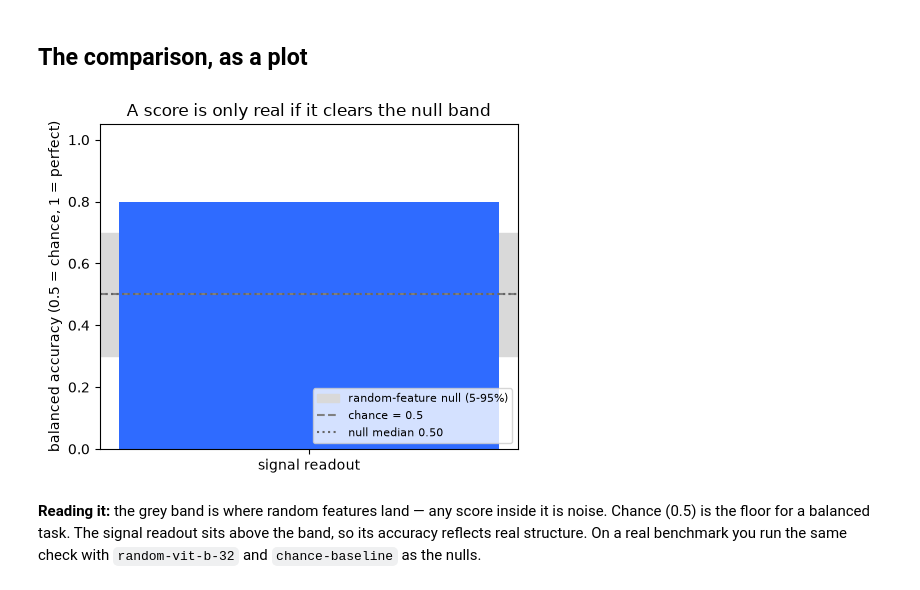
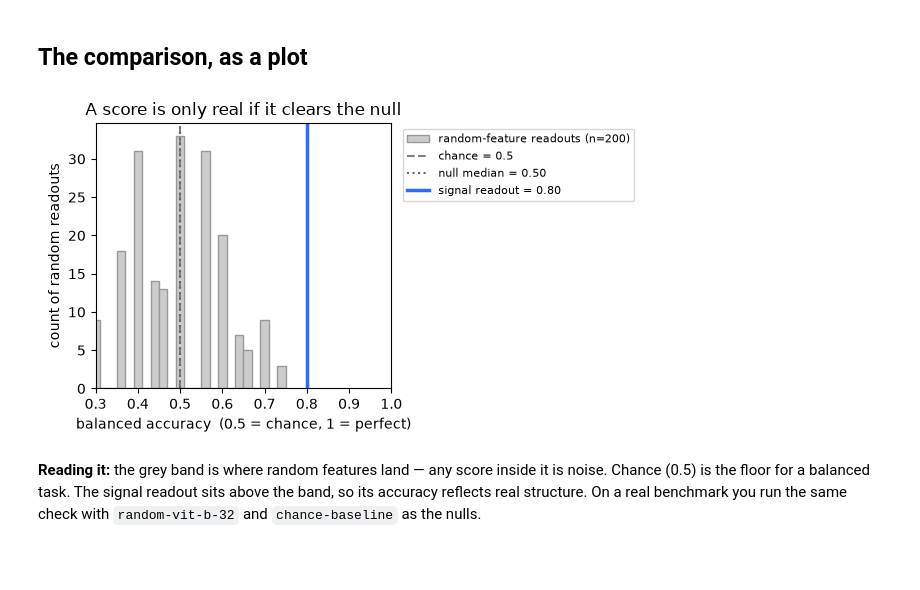
Before and after one commit to KartikP/brainscore-unified, a Jupyter notebook: notebooks/02_behavioral_and_nulls.ipynb, the cells around one changed output. Cells and saved outputs as stored; diff of their text form; code cells hidden in the pictures; blank space fills up the shorter version.

Commit message:
Improve notebook figures and code comments, and make notebook 13 stimuli reproducible

```diff
--- a/notebooks/02_behavioral_and_nulls.ipynb
+++ b/notebooks/02_behavioral_and_nulls.ipynb
@@ -31,11 +32,13 @@ print(f'{n} stimuli, 2 classes; {len(tr)} train / {len(te)} held-out')
 200 randomly-initialized feature sets, each read out by a logistic head and scored on held-out data. Random features carry no real signal, so they land near chance — the spread is the null band.
 # %%
 def readout_accuracy(features):
+    '''Fit a logistic readout on the train split, score balanced accuracy on held-out.'''
     clf = LogisticRegression(max_iter=500).fit(features[tr], y[tr])
     return balanced_accuracy_score(y[te], clf.predict(features[te]))
 
+# The null: 200 readouts trained on PURE NOISE features (nothing to learn).
 null = np.array([readout_accuracy(np.random.RandomState(s).randn(n, d)) for s in range(200)])
-lo, med, hi = np.percentile(null, [5, 50, 95])
+lo, med, hi = np.percentile(null, [5, 50, 95])   # 5-95% band + median of the null
 print(f'random-feature null: median {med:.2f}, 5-95% band [{lo:.2f}, {hi:.2f}]')
 # %% [output]
 random-feature null: median 0.50, 5-95% band [0.30, 0.70]
@@ -57,16 +61,22 @@ clears the null band: True
 # %%
 import matplotlib.pyplot as plt
 
-fig, ax = plt.subplots(figsize=(5, 4))
-ax.axhspan(lo, hi, color='0.85', label='random-feature null (5-95%)')
-ax.axhline(0.5, ls='--', c='gray', label='chance = 0.5')
-ax.axhline(med, ls=':', c='0.4', label=f'null median {med:.2f}')
-ax.bar(['signal readout'], [model_score], width=0.4, color='#2f6bff')
-ax.set_ylim(0, 1.05); ax.set_ylabel('balanced accuracy (0.5 = chance, 1 = perfect)')
-ax.set_title('A score is only real if it clears the null band'); ax.legend(fontsize=8, loc='lower right')
+fig, ax = plt.subplots(figsize=(6.2, 3.6))
+# distribution of the 200 random-feature readouts (the null)
+ax.hist(null, bins=25, color='0.8', edgecolor='0.6', label='random-feature readouts (n=200)')
+ax.axvline(0.5, ls='--', c='gray', label='chance = 0.5')
+ax.axvline(med, ls=':', c='0.4', label=f'null median = {med:.2f}')
+# where the real signal readout falls (well to the right of the null)
+ax.axvline(model_score, c='#2f6bff', lw=2.5, label=f'signal readout = {model_score:.2f}')
+ax.set_xlim(0.3, 1.0)
+ax.set_xlabel('balanced accuracy  (0.5 = chance, 1 = perfect)')
+ax.set_ylabel('count of random readouts')
+ax.set_title('A score is only real if it clears the null')
+# legend just outside the axes so it never sits on the bars or the score line
+ax.legend(fontsize=8, loc='upper left', bbox_to_anchor=(1.02, 1))
 fig.tight_layout(); plt.show()
 # %% [output]
-[figure, old version]
+[figure, new version]
 # %% [markdown]
 **Reading it:** the grey band is where random features land — any score inside it
 is noise. Chance (0.5) is the floor for a balanced task. The signal readout sits
```
Also changed, not shown: parts of 2 cells of this notebook, 10 other files.
